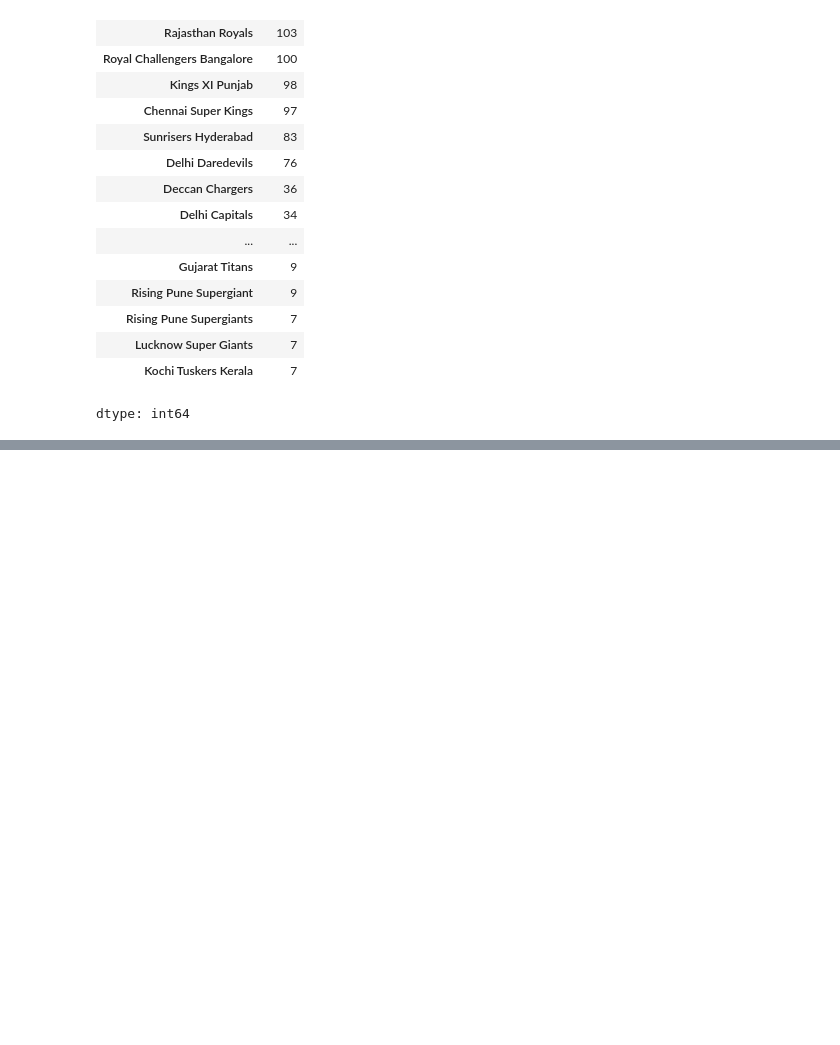
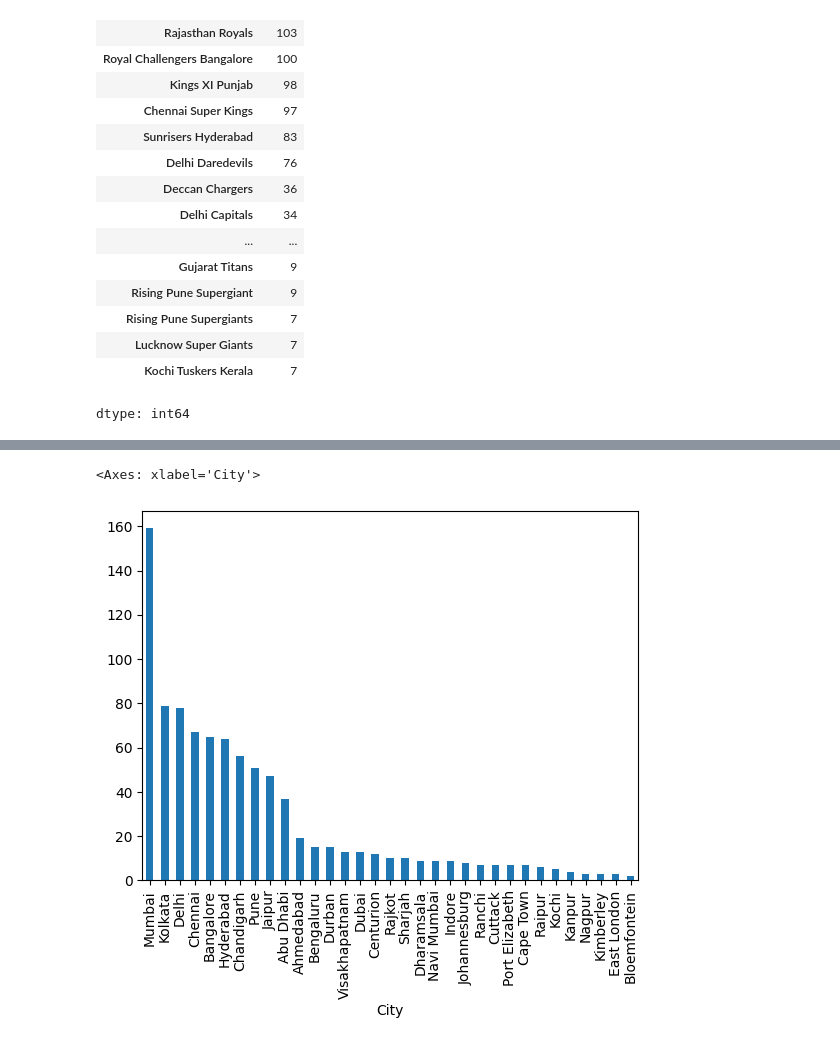
Before and after one commit to birusolankar/EXPLORATORY-DATA-ANALYSIS, a Jupyter notebook: IPL_EDA.ipynb, the cells around one changed output, grey strips where cells are left out. Drawn from its saved outputs; the diff is of its cells as text; code cells hidden in the pictures; blank space fills up the shorter version.

```diff
--- a/IPL_EDA.ipynb
+++ b/IPL_EDA.ipynb
@@ -121,0 +147,6 @@ dtype: int64
+# %%
+# number of matches played in each city
+ipl['City'].value_counts().plot(kind='bar')
+# %% [output]
+<Axes: xlabel='City'>
+[figure, added]
```
Also changed, not shown: parts of 3 cells of this notebook.
